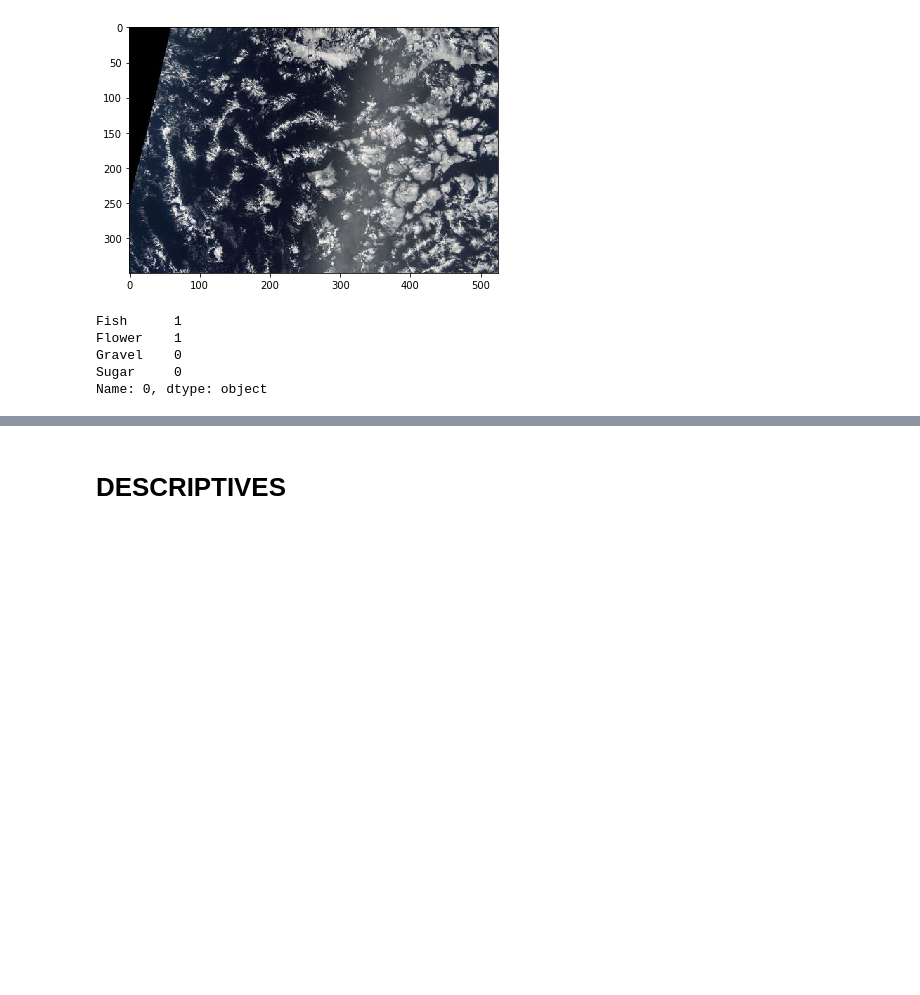
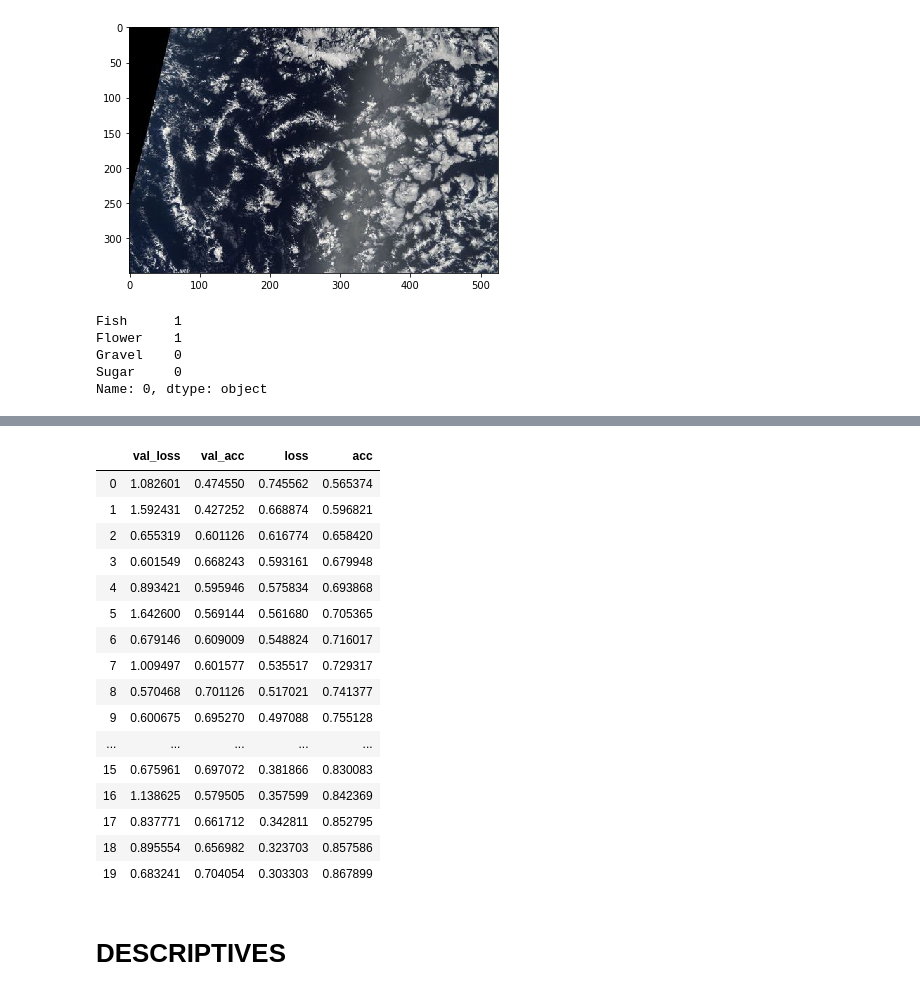
Before and after one commit to rjbarrantes/ironhack-final, a Jupyter notebook: Untitled.ipynb, the cells around one changed output, grey strips where cells are left out. Drawn from its saved outputs; the diff is of its cells as text; code cells hidden in the pictures; blank space fills up the shorter version.

Commit message:
running epochs

```diff
--- a/Untitled.ipynb
+++ b/Untitled.ipynb
@@ -139 +294,4 @@ Non-trainable params: 736
 _________________________________________________________________
+# %%
+model10 = model1.compile(loss = binary_crossentropy, optimizer = Adam(lr = .0001), metrics = ['accuracy'])
+history5 = model10.fit(X_train, y_train, epochs = 10, validation_data = (X_test, y_test))
@@ -140,6 +316,6 @@ _________________________________________________________________
 # %%
-model.compile(loss = binary_crossentropy, optimizer = Adam(), metrics = ['accuracy'])
-history0 = model.fit(X_train, y_train, epochs = 10, validation_data = (X_test, y_test))
+model11 = model1.compile(loss = binary_crossentropy, optimizer = Adam(), metrics = ['accuracy'])
+history6 = model11.fit(X_train, y_train, epochs = 10, validation_data = (X_test, y_test))
 # %% [output]
 Train on 4436 samples, validate on 1110 samples
 Epoch 1/10
@@ -161,5 +337,5 @@ Epoch 10/10
 # %%
-model.compile(loss = binary_crossentropy, optimizer = SGD(), metrics = ['accuracy'])
-history1 = model.fit(X_train, y_train, epochs = 10, validation_data = (X_test, y_test))
+model1.compile(loss = binary_crossentropy, optimizer = Adam(), metrics = ['accuracy'])
+history7 = model1.fit(X_train, y_train, epochs = 20, validation_data = (X_test, y_test))
 # %% [output]
 Train on 4436 samples, validate on 1110 samples
@@ -182,5 +358,5 @@ Epoch 10/10
 # %%
-model.compile(loss = binary_crossentropy, optimizer = Adam(lr = .01), metrics = ['accuracy'])
-history2 = model.fit(X_train, y_train, epochs = 10, validation_data = (X_test, y_test))
+model1.compile(loss = binary_crossentropy, optimizer = Adam(lr = .01), metrics = ['accuracy'])
+history8 = model1.fit(X_train, y_train, epochs = 20, validation_data = (X_test, y_test))
 # %% [output]
 Train on 4436 samples, validate on 1110 samples
@@ -322,0 +419,21 @@ Epoch 10/10
+# %%
+model_plots = pd.DataFrame(history8.history)
+model_plots
+# %% [output]
+|  | val_loss | val_acc | loss | acc |
+| 0 | 1.082601 | 0.474550 | 0.745562 | 0.565374 |
+| 1 | 1.592431 | 0.427252 | 0.668874 | 0.596821 |
+| 2 | 0.655319 | 0.601126 | 0.616774 | 0.658420 |
+| 3 | 0.601549 | 0.668243 | 0.593161 | 0.679948 |
+| 4 | 0.893421 | 0.595946 | 0.575834 | 0.693868 |
+| 5 | 1.642600 | 0.569144 | 0.561680 | 0.705365 |
+| 6 | 0.679146 | 0.609009 | 0.548824 | 0.716017 |
+| 7 | 1.009497 | 0.601577 | 0.535517 | 0.729317 |
+| 8 | 0.570468 | 0.701126 | 0.517021 | 0.741377 |
+| 9 | 0.600675 | 0.695270 | 0.497088 | 0.755128 |
+| ... | ... | ... | ... | ... |
+| 15 | 0.675961 | 0.697072 | 0.381866 | 0.830083 |
+| 16 | 1.138625 | 0.579505 | 0.357599 | 0.842369 |
+| 17 | 0.837771 | 0.661712 | 0.342811 | 0.852795 |
+| 18 | 0.895554 | 0.656982 | 0.323703 | 0.857586 |
+| 19 | 0.683241 | 0.704054 | 0.303303 | 0.867899 |
```
Also changed, not shown: parts of 19 cells of this notebook, 1 other file.
